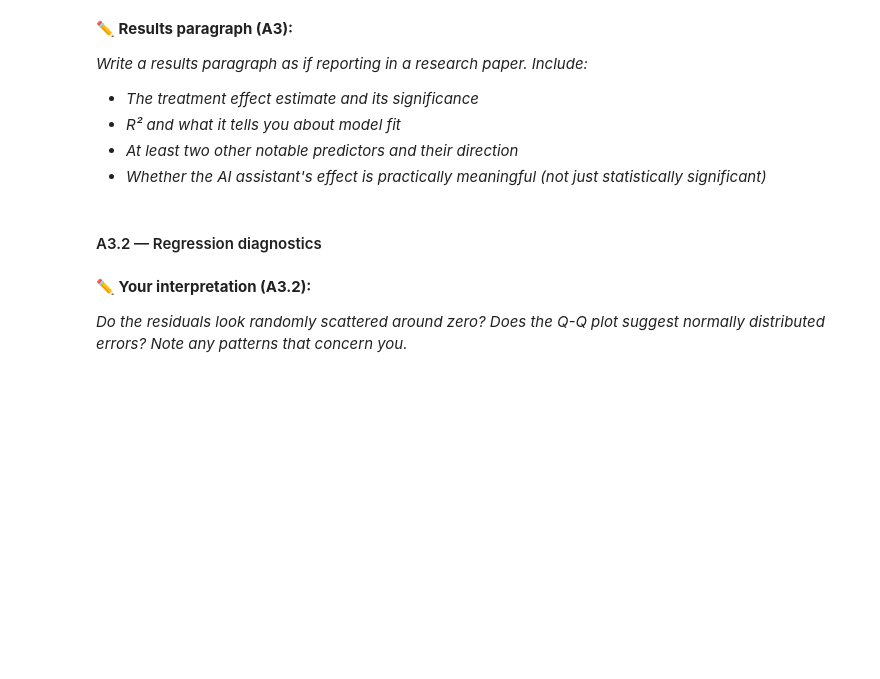
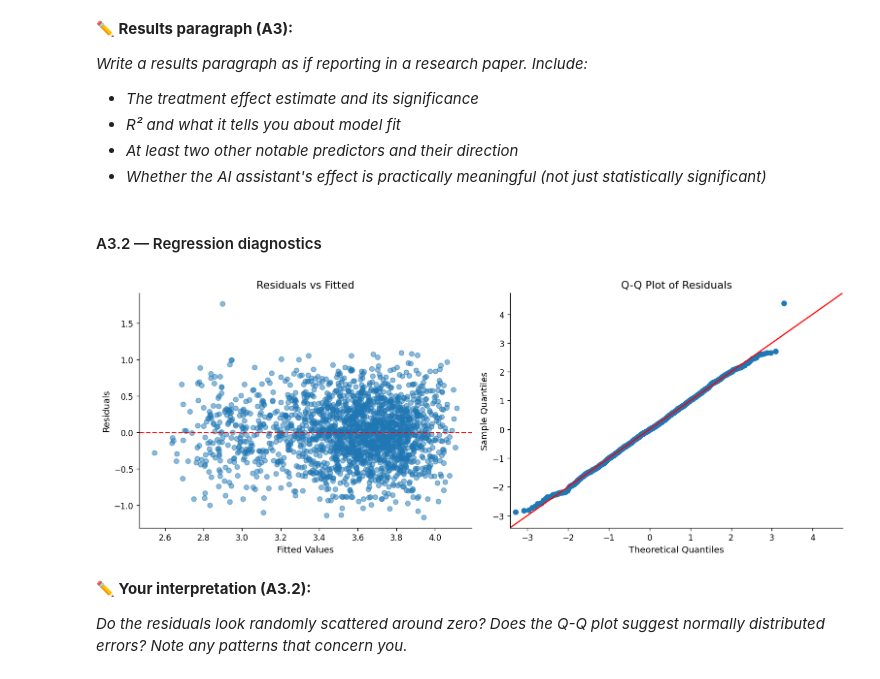
Before and after one commit to zlwym/IAT461_Assignment02, a Jupyter notebook: iat461_a2_scaffold_empty.ipynb, the cells around one changed output. Cells and saved outputs as stored; diff of their text form; code cells hidden in the pictures; blank space fills up the shorter version.

```diff
--- a/iat461_a2_scaffold_empty.ipynb
+++ b/iat461_a2_scaffold_empty.ipynb
@@ -486,6 +467,41 @@ END
 - *Whether the AI assistant's effect is practically meaningful (not just statistically significant)*
 # %% [markdown]
 #### A3.2 — Regression diagnostics
+# %%
+predictions = model_ols.fittedvalues
+residuals = model_ols.resid
+
+fig, axes = plt.subplots(1, 2, figsize=(13, 5))
+
+#residuals vs fitted
+
+axes[0].scatter(predictions, residuals, alpha = 0.5)
+
+axes[0].axhline(
+    y=0,
+    color='red',
+    linestyle='--'
+)
+
+axes[0].set_title('Residuals vs Fitted')
+axes[0].set_xlabel('Fitted Values')
+axes[0].set_ylabel('Residuals')
+
+#Q-Q plot
+
+sm.qqplot(
+    residuals,
+    fit=True,
+    line='45',
+    ax=axes[1]
+)
+
+axes[1].set_title('Q-Q Plot of Residuals')
+
+plt.tight_layout()
+plt.show()
+# %% [output]
+[figure, added]
 # %%
 BEGIN
     Extract predictions and error terms (residuals) from regression model
```
Also changed, not shown: parts of 6 cells of this notebook.
